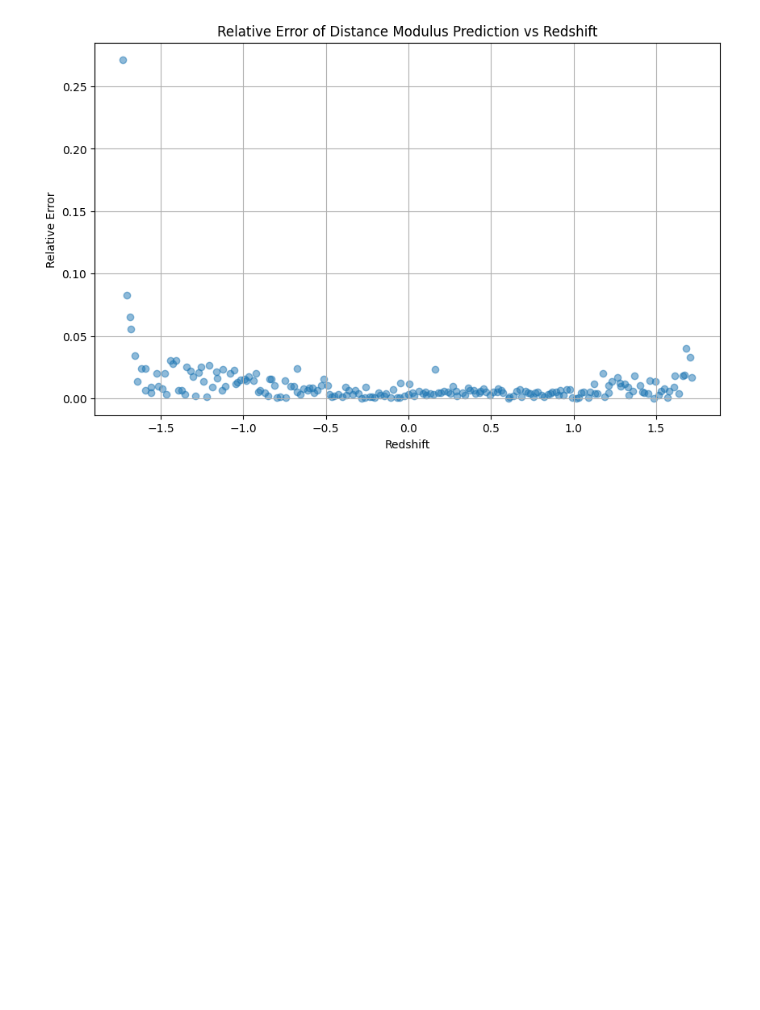
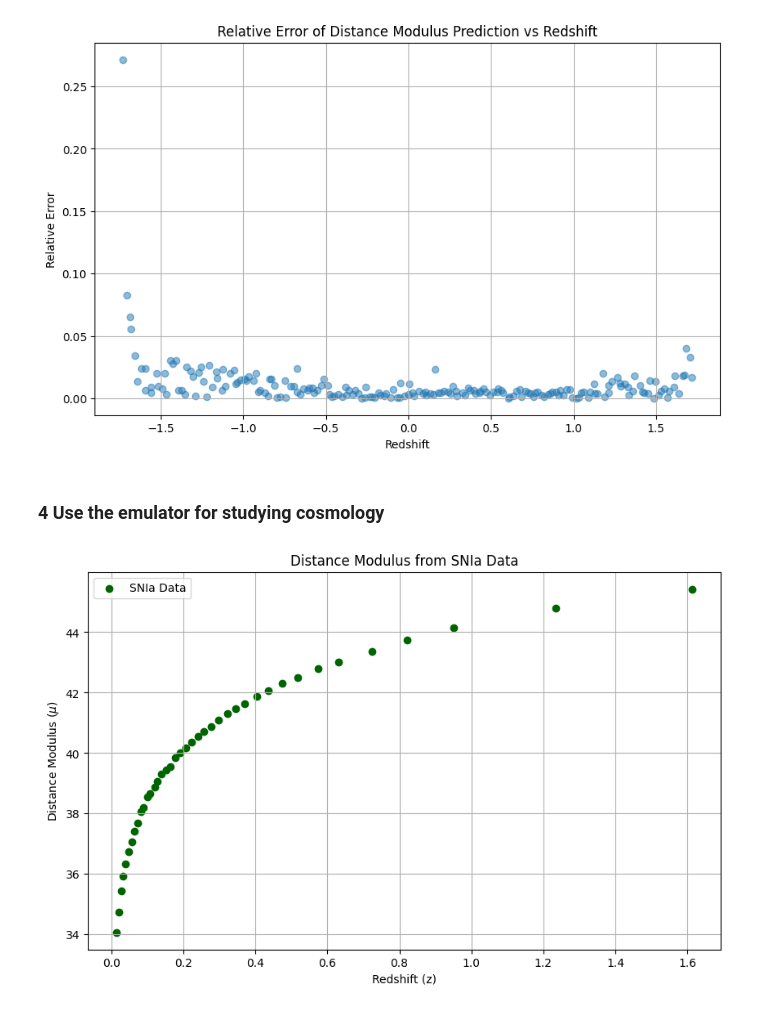
Before and after one commit to mazapataa/NNbasic, a Jupyter notebook: P3_Emulator_distance.ipynb, the cells around one changed output. Drawn from its saved outputs; the diff is of its cells as text; code cells hidden in the pictures; blank space fills up the shorter version.

```diff
--- a/P3_Emulator_distance.ipynb
+++ b/P3_Emulator_distance.ipynb
@@ -242,3 +242,22 @@ plt.show()
 # %% [output]
 7/7 ━━━━━━━━━━━━━━━━━━━━ 0s 3ms/step
 [figure]
+# %% [markdown]
+### 4 Use the emulator for studying cosmology
+# %%
+# 8) Read and plot the distance modulus values for Supernova experiments we provide in the file "Data_SNIa_mu.txt".
+
+
+data = np.loadtxt("Data_SNIa_mu.txt", skiprows=1)
+z_snia = data[:, 0]
+mu_snia = data[:, 1]
+plt.figure(figsize=(10, 6))
+plt.scatter(z_snia, mu_snia, label='SNIa Data', color='darkgreen', marker='o')
+plt.xlabel('Redshift (z)')
+plt.ylabel('Distance Modulus ($\mu$)')
+plt.title('Distance Modulus from SNIa Data')
+plt.legend()
+plt.grid()
+plt.show()
+# %% [output]
+[figure, added]
```
